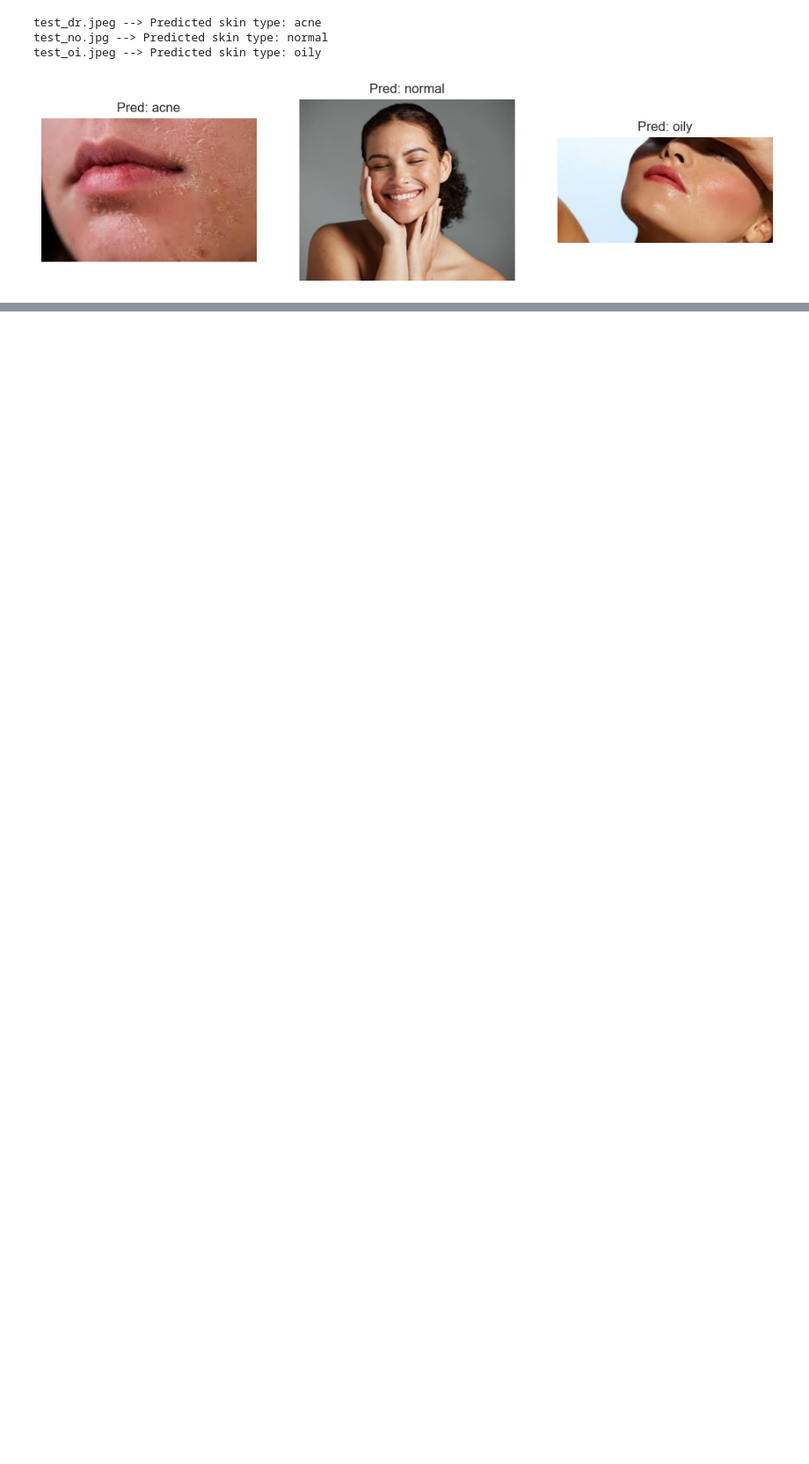
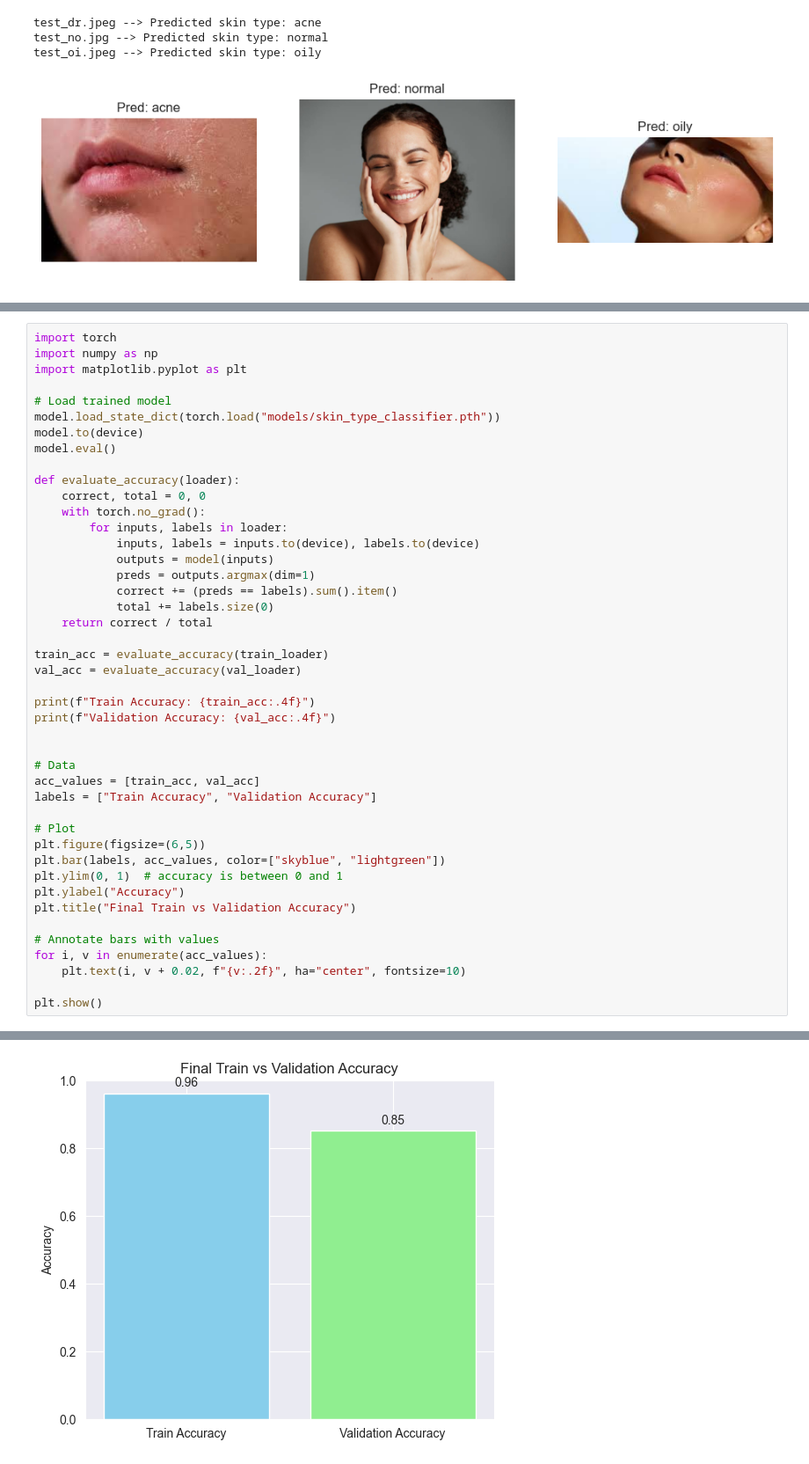
Before and after one commit to gurusanjay2322/SkingSight-Face-Skin-Model, a Jupyter notebook: sample.ipynb, the cells around one changed output, grey strips where cells are left out. Shown at 88% size. Drawn from its saved outputs; the diff is of its cells as text; blank space fills up the shorter version.

```diff
--- a/sample.ipynb
+++ b/sample.ipynb
@@ -552,0 +571,45 @@ test_oi.jpeg --> Predicted skin type: oily
+# %%
+import torch
+import numpy as np
+import matplotlib.pyplot as plt
+
+# Load trained model
+model.load_state_dict(torch.load("models/skin_type_classifier.pth"))
+model.to(device)
+model.eval()
+
+def evaluate_accuracy(loader):
+    correct, total = 0, 0
+    with torch.no_grad():
+        for inputs, labels in loader:
+            inputs, labels = inputs.to(device), labels.to(device)
+            outputs = model(inputs)
+            preds = outputs.argmax(dim=1)
+            correct += (preds == labels).sum().item()
+            total += labels.size(0)
+    return correct / total
+
+train_acc = evaluate_accuracy(train_loader)
+val_acc = evaluate_accuracy(val_loader)
+
+print(f"Train Accuracy: {train_acc:.4f}")
+print(f"Validation Accuracy: {val_acc:.4f}")
+
+
+# Data
+acc_values = [train_acc, val_acc]
+labels = ["Train Accuracy", "Validation Accuracy"]
+
+# Plot
+plt.figure(figsize=(6,5))
+plt.bar(labels, acc_values, color=["skyblue", "lightgreen"])
+plt.ylim(0, 1)  # accuracy is between 0 and 1
+plt.ylabel("Accuracy")
+plt.title("Final Train vs Validation Accuracy")
+
+# Annotate bars with values
+for i, v in enumerate(acc_values):
+    plt.text(i, v + 0.02, f"{v:.2f}", ha="center", fontsize=10)
+
+plt.show()
+# %% [output]
@@ -552,0 +618 @@ test_oi.jpeg --> Predicted skin type: oily
+[figure, added]
```
Also changed, not shown: parts of 12 cells of this notebook, 3 other files.
